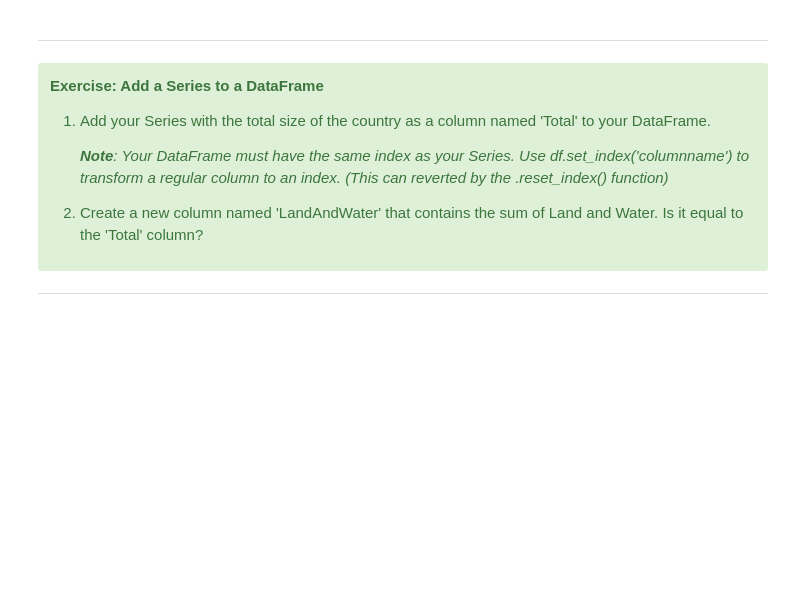
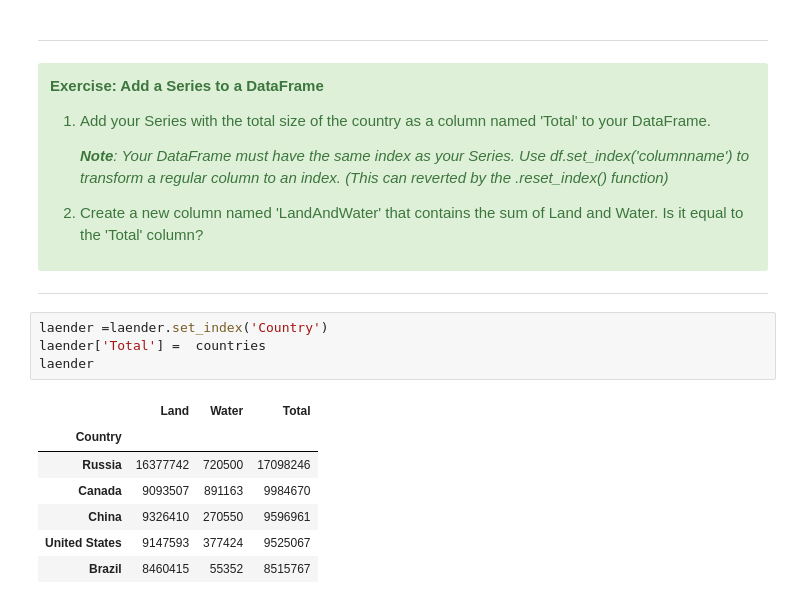
Before and after one commit to dsi-engineering-ag/data-science-course, a Jupyter notebook: Day 1/Excercise - Pandas 101.ipynb, the cells around one changed output. Saved outputs shown, nothing was run; the diff lists cells and outputs as text; blank space fills up the shorter version.

```diff
--- a/Day 1/Excercise - Pandas 101.ipynb
+++ b/Day 1/Excercise - Pandas 101.ipynb
@@ -291,3 +349,15 @@ df.set_index('Column3')
 </div>
 
 ***
+# %%
+laender =laender.set_index('Country')
+laender['Total'] =  countries
+laender
+# %% [output]
+|  | Land | Water | Total |
+| Country |  |  |  |
+| Russia | 16377742 | 720500 | 17098246 |
+| Canada | 9093507 | 891163 | 9984670 |
+| China | 9326410 | 270550 | 9596961 |
+| United States | 9147593 | 377424 | 9525067 |
+| Brazil | 8460415 | 55352 | 8515767 |
```
Also changed, not shown: parts of 10 cells of this notebook.
